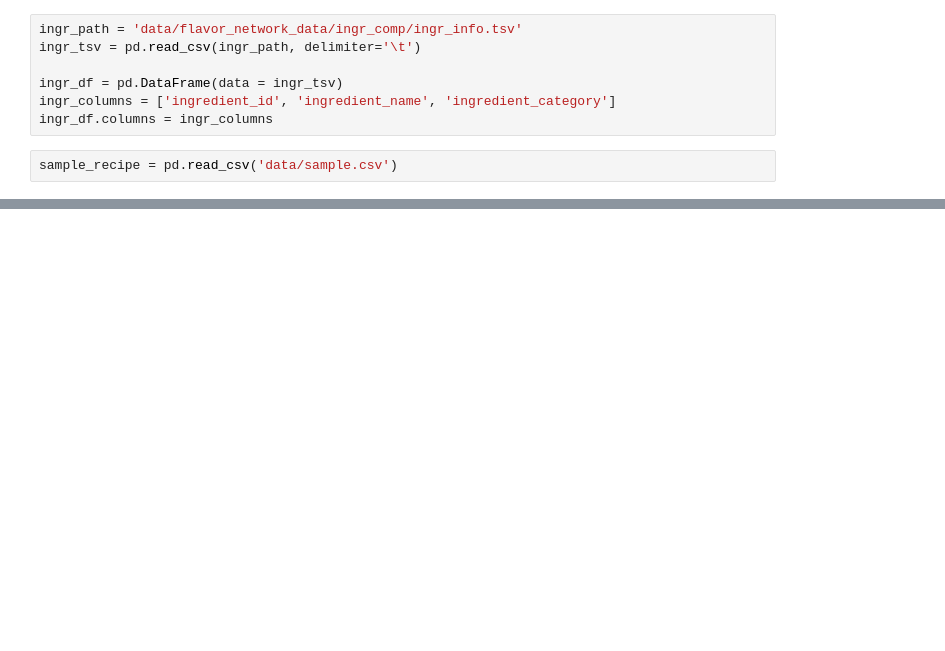
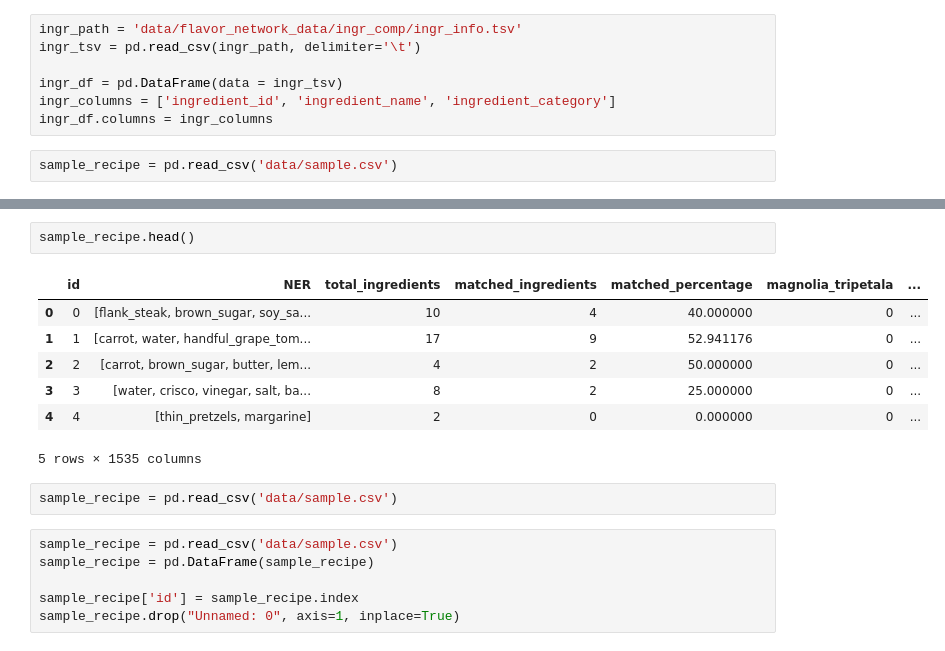
Before and after one commit to leerkin/recipe_generator_capstone, a Jupyter notebook: ingredient_mapping_val.ipynb, the cells around one changed output, grey strips where cells are left out. Cells and saved outputs as stored; diff of their text form; blank space fills up the shorter version.

```diff
--- a/ingredient_mapping_val.ipynb
+++ b/ingredient_mapping_val.ipynb
@@ -407,0 +1316,18 @@ ingr_big_mapping
+# %%
+sample_recipe.head()
+# %% [output]
+|  | id | NER | total_ingredients | matched_ingredients | matched_percentage | magnolia_tripetala | ... |
+| 0 | 0 | [flank_steak, brown_sugar, soy_sa... | 10 | 4 | 40.000000 | 0 | ... |
+| 1 | 1 | [carrot, water, handful_grape_tom... | 17 | 9 | 52.941176 | 0 | ... |
+| 2 | 2 | [carrot, brown_sugar, butter, lem... | 4 | 2 | 50.000000 | 0 | ... |
+| 3 | 3 | [water, crisco, vinegar, salt, ba... | 8 | 2 | 25.000000 | 0 | ... |
+| 4 | 4 | [thin_pretzels, margarine] | 2 | 0 | 0.000000 | 0 | ... |
+5 rows × 1535 columns
+# %%
+sample_recipe = pd.read_csv('data/sample.csv')
+# %%
+sample_recipe = pd.read_csv('data/sample.csv')
+sample_recipe = pd.DataFrame(sample_recipe)
+
+sample_recipe['id'] = sample_recipe.index
+sample_recipe.drop("Unnamed: 0", axis=1, inplace=True)
```
Also changed, not shown: parts of 86 cells of this notebook, 13 other files.
